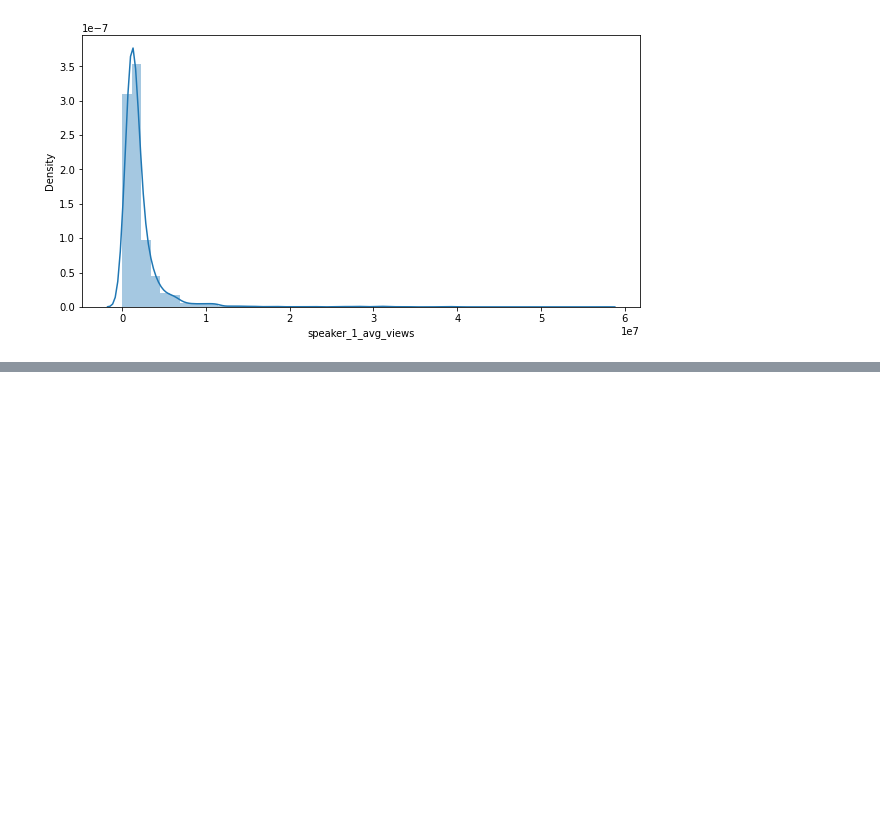
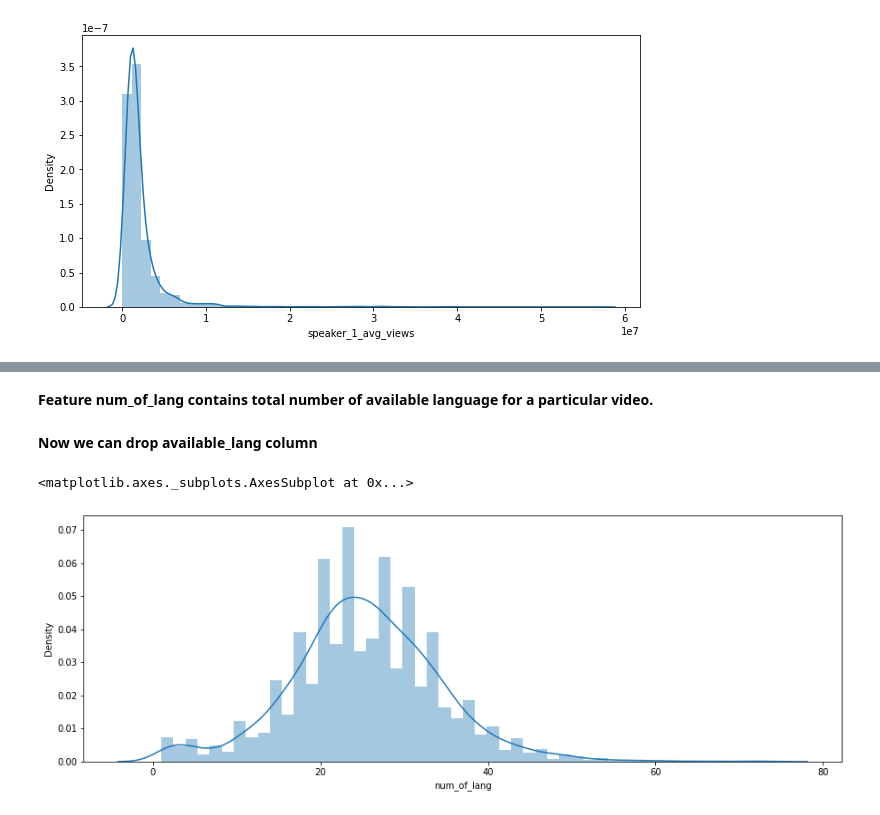
Before and after one commit to PuroshotamSingh/Ted-talk-views-prediction, a Jupyter notebook: Ted_Talk_Views_Prediction_Puroshotam_Singh_Capstone_Project_2.ipynb, the cells around one changed output, grey strips where cells are left out. Drawn from its saved outputs; the diff is of its cells as text; code cells hidden in the pictures; blank space fills up the shorter version.

```diff
--- a/Ted_Talk_Views_Prediction_Puroshotam_Singh_Capstone_Project_2.ipynb
+++ b/Ted_Talk_Views_Prediction_Puroshotam_Singh_Capstone_Project_2.ipynb
@@ -487,0 +548,4 @@ sns.distplot(df['speaker_1_avg_views'])
+# %%
+# Dropping event column
+
+df=df.drop(columns='event')
@@ -487,0 +554,23 @@ sns.distplot(df['speaker_1_avg_views'])
+# %%
+# Eval function applying on available_lang column
+
+df['available_lang'] = df.apply(lambda row: eval(row['available_lang']), axis=1)
+# %%
+# Creating a new feature num_of_lang
+
+df['num_of_lang'] = df.apply(lambda x: len(x['available_lang']), axis=1)
+# %% [markdown]
+**Feature num_of_lang contains total number of available language for a particular video.**
+# %% [markdown]
+**Now we can drop available_lang column**
+# %%
+# Dropping the available_lang column
+
+df.drop(columns='available_lang',inplace=True)
+# %%
+# Distplot to show distribution of num_of_lang column
+
+sns.distplot(df['num_of_lang'])
+# %% [output]
+<matplotlib.axes._subplots.AxesSubplot at 0x...>
+[figure, added]
```
Also changed, not shown: parts of 9 cells of this notebook.
